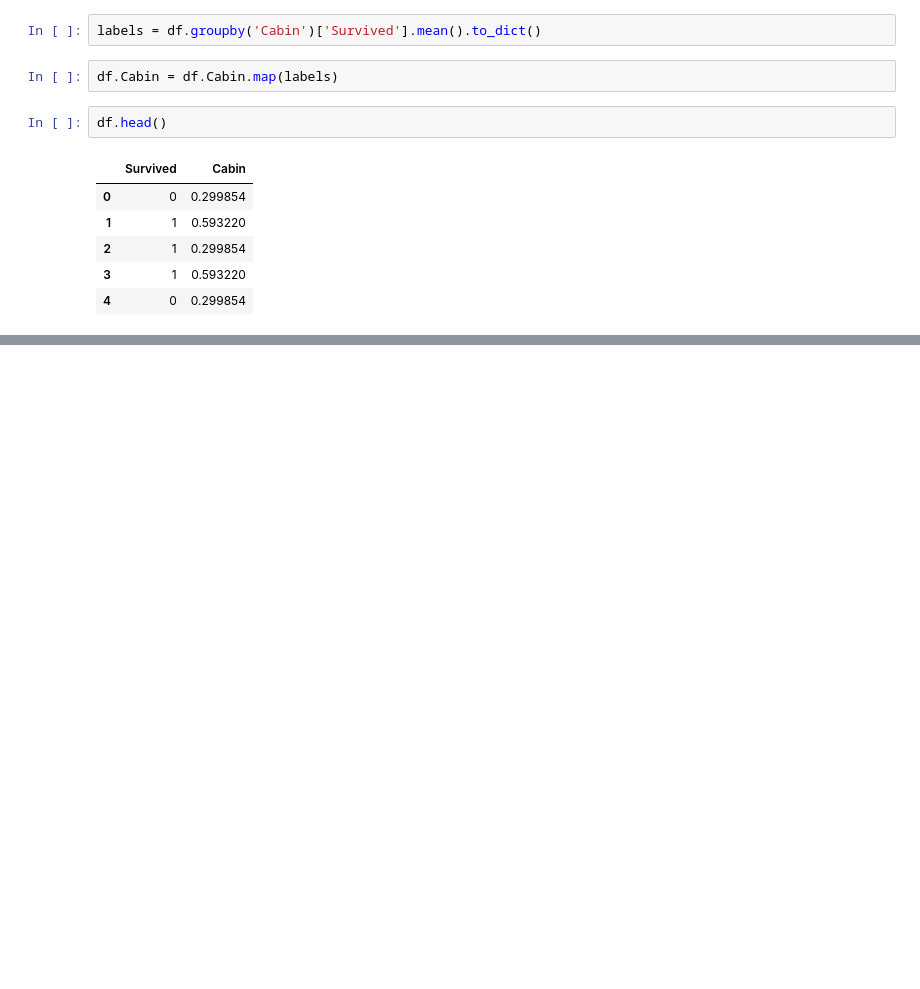
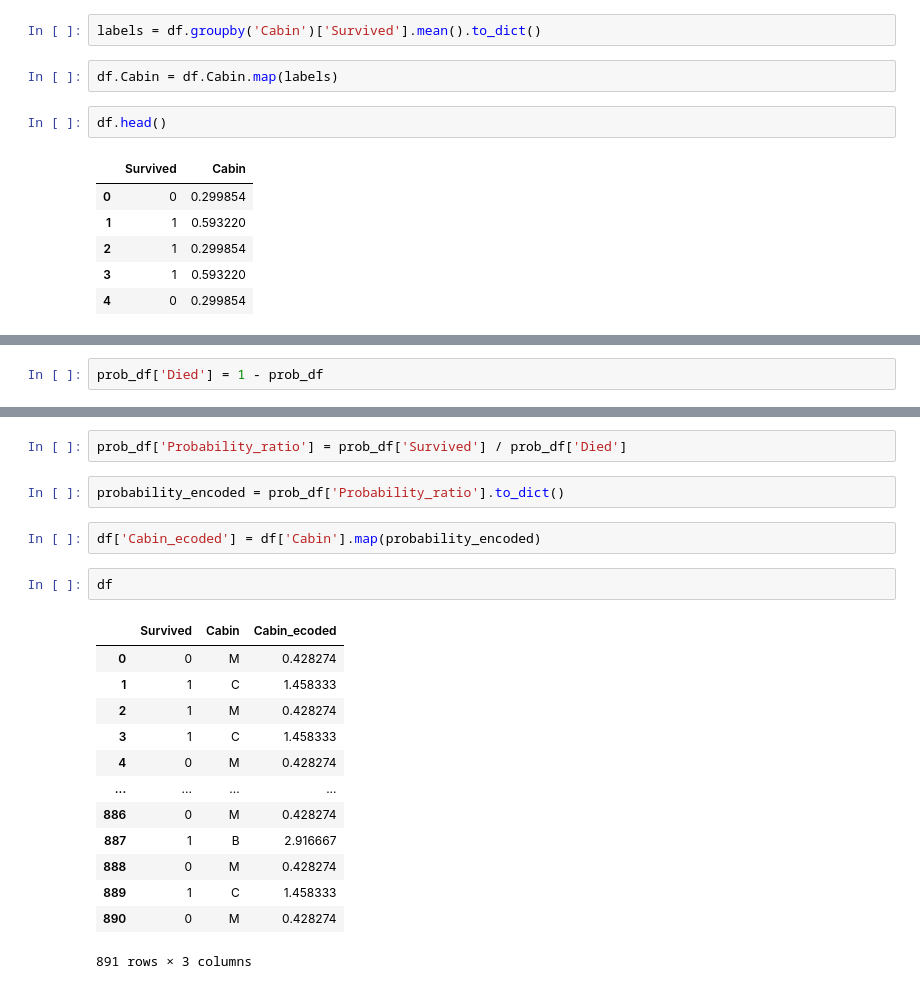
Before and after one commit to behzad89/SQL_GDAL_Commnds, a Jupyter notebook: ML_codes/Encoding_tech.ipynb, the cells around one changed output, grey strips where cells are left out. Saved outputs shown, nothing was run; the diff lists cells and outputs as text; blank space fills up the shorter version.

```diff
--- a/ML_codes/Encoding_tech.ipynb
+++ b/ML_codes/Encoding_tech.ipynb
@@ -195,0 +215,2 @@ df.head()
+# %%
+prob_df['Died'] = 1 - prob_df
@@ -195,0 +231,22 @@ df.head()
+# %%
+prob_df['Probability_ratio'] = prob_df['Survived'] / prob_df['Died']
+# %%
+probability_encoded = prob_df['Probability_ratio'].to_dict()
+# %%
+df['Cabin_ecoded'] = df['Cabin'].map(probability_encoded)
+# %%
+df
+# %% [output]
+|  | Survived | Cabin | Cabin_ecoded |
+| 0 | 0 | M | 0.428274 |
+| 1 | 1 | C | 1.458333 |
+| 2 | 1 | M | 0.428274 |
+| 3 | 1 | C | 1.458333 |
+| 4 | 0 | M | 0.428274 |
+| ... | ... | ... | ... |
+| 886 | 0 | M | 0.428274 |
+| 887 | 1 | B | 2.916667 |
+| 888 | 0 | M | 0.428274 |
+| 889 | 1 | C | 1.458333 |
+| 890 | 0 | M | 0.428274 |
+891 rows × 3 columns
```
Also changed, not shown: parts of 4 cells of this notebook.
